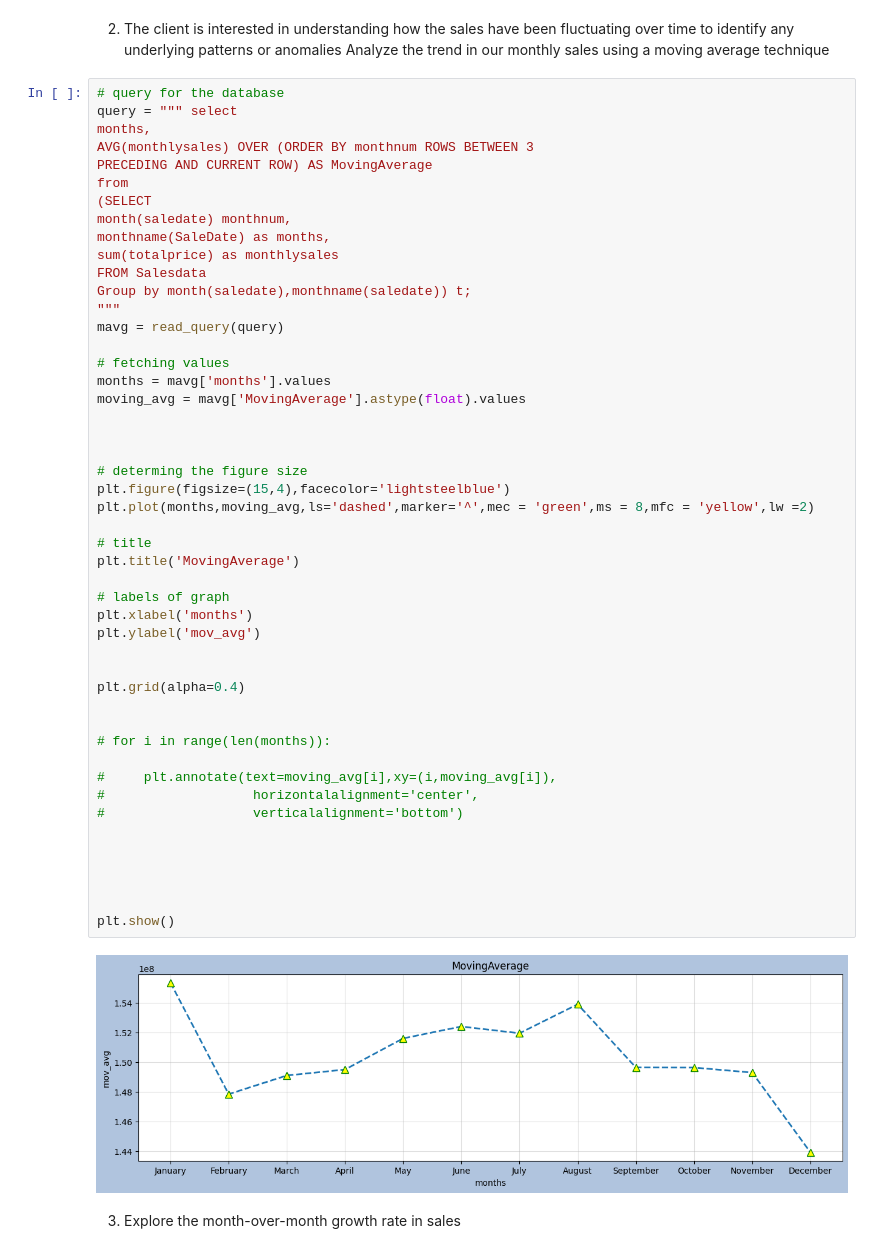
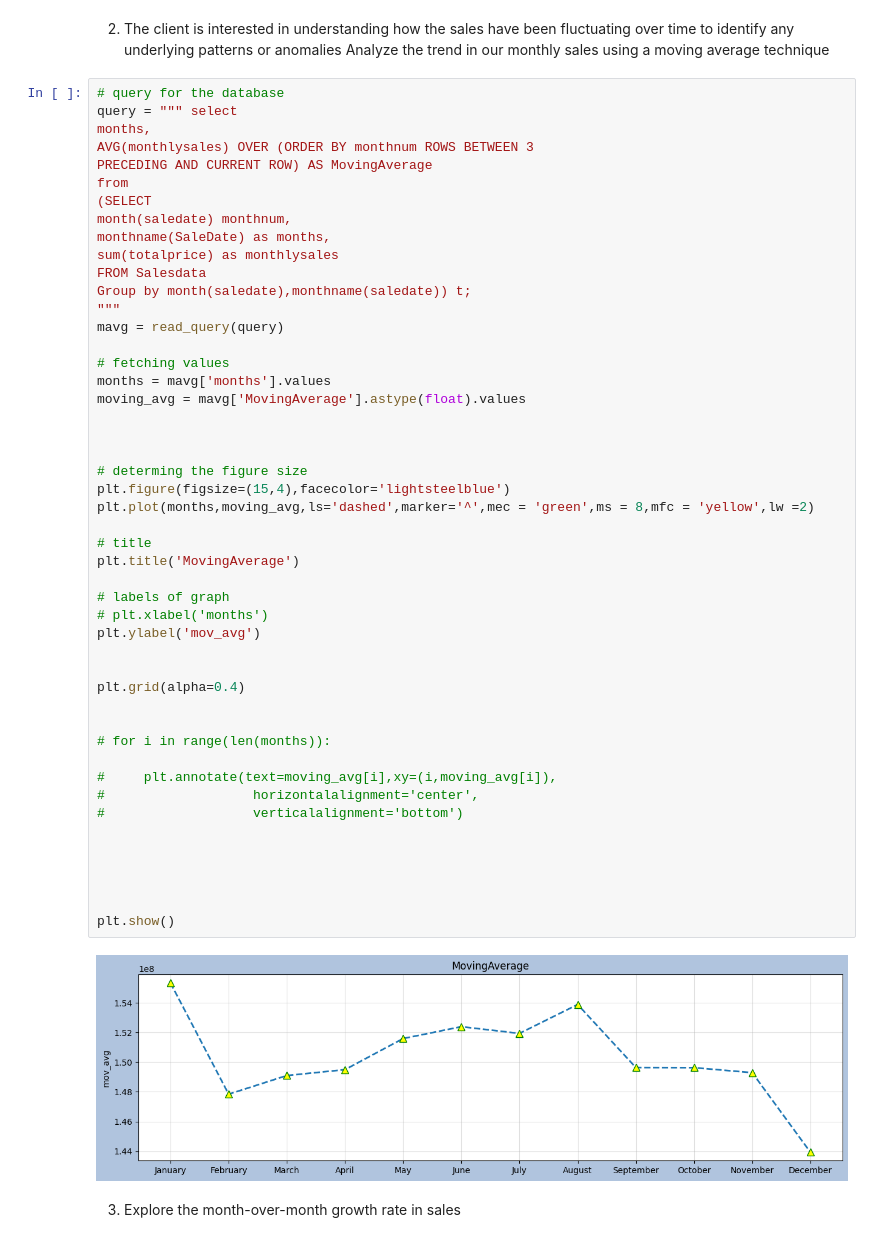
Before and after one commit to MonikaHussain/ecommerce_analysis, a Jupyter notebook: swiftmarket.ipynb, the cells around one changed output. Saved outputs shown, nothing was run; the diff lists cells and outputs as text.

```diff
--- a/swiftmarket.ipynb
+++ b/swiftmarket.ipynb
@@ -361,35 +362,35 @@ months = mavg['months'].values
 moving_avg = mavg['MovingAverage'].astype(float).values
 
 
 
 # determing the figure size
 plt.figure(figsize=(15,4),facecolor='lightsteelblue')
 plt.plot(months,moving_avg,ls='dashed',marker='^',mec = 'green',ms = 8,mfc = 'yellow',lw =2)
 
 # title
 plt.title('MovingAverage')
 
 # labels of graph
-plt.xlabel('months')
+# plt.xlabel('months')
 plt.ylabel('mov_avg')
 
 
 plt.grid(alpha=0.4)
 
 
 # for i in range(len(months)):
 
 #     plt.annotate(text=moving_avg[i],xy=(i,moving_avg[i]),
 #                   horizontalalignment='center',
 #                   verticalalignment='bottom')
 
 
 
 
 
 plt.show()
 # %% [output]
-[figure, old version]
+[figure, new version]
 # %% [markdown]
 3. Explore the month-over-month growth rate in sales
 # %%
```
Also changed, not shown: parts of 5 cells of this notebook.
